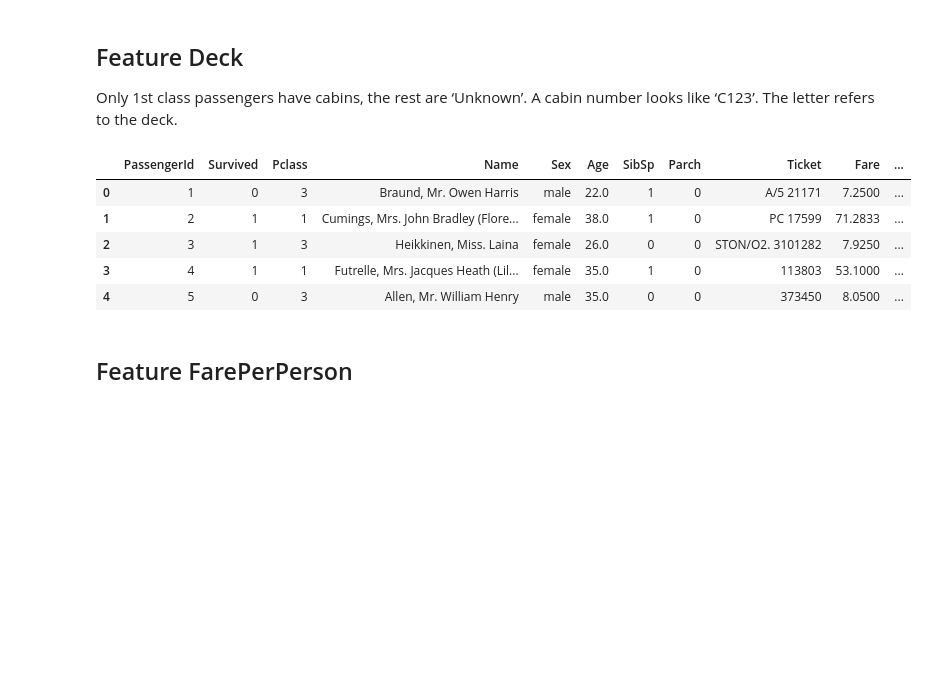
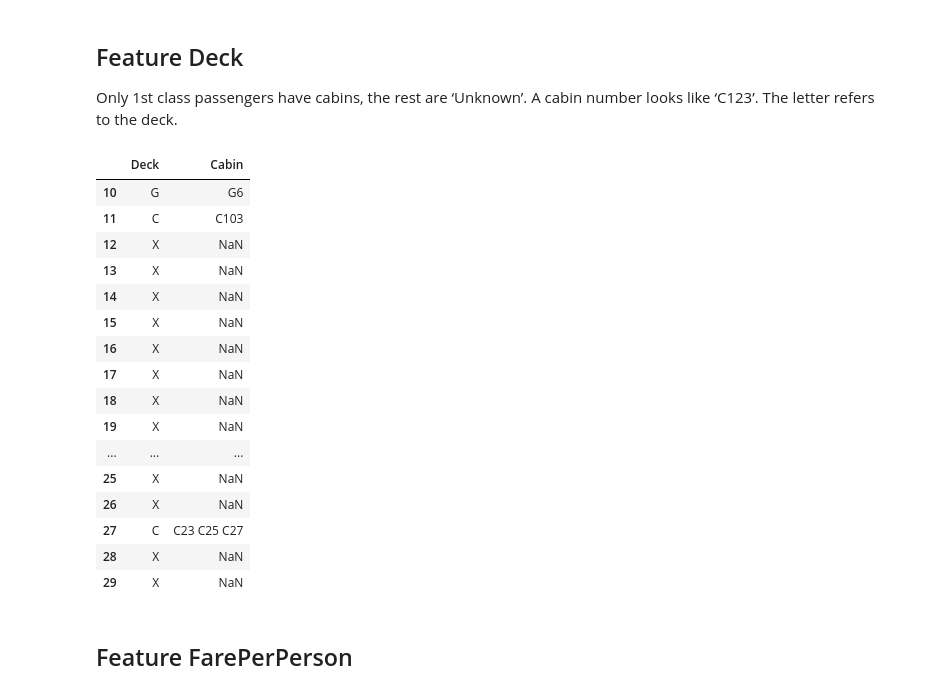
Before and after one commit to carlosv5/Titanic_ml, a Jupyter notebook: 3_5_Exercise_1.ipynb, the cells around one changed output. Cells and saved outputs as stored; diff of their text form; code cells hidden in the pictures; blank space fills up the shorter version.

```diff
--- a/3_5_Exercise_1.ipynb
+++ b/3_5_Exercise_1.ipynb
@@ -263,25 +263,36 @@ Only 1st class passengers have cabins, the rest are ‘Unknown’. A cabin numbe
 # %%
 def substrings_in_string(big_string, substrings):
     if type(big_string) == float:
         if np.isnan(big_string):
             return 'X'
     for substring in substrings:
-        if big_string.find(substring) != 1:
+        if big_string.find(substring) == 0:
             return substring
     print(big_string)
     return 'X'
 
 #Turning cabin number into Deck
 cabin_list = ['A', 'B', 'C', 'D', 'E', 'F', 'T', 'G', 'Unknown']
 df['Deck']=df['Cabin'].map(lambda x: substrings_in_string(x, cabin_list))
-df.head()
+df[['Deck','Cabin']][10:30]
 # %% [output]
-|  | PassengerId | Survived | Pclass | Name | Sex | Age | SibSp | Parch | Ticket | Fare | ... |
-| 0 | 1 | 0 | 3 | Braund, Mr. Owen Harris | male | 22.0 | 1 | 0 | A/5 21171 | 7.2500 | ... |
-| 1 | 2 | 1 | 1 | Cumings, Mrs. John Bradley (Flore... | female | 38.0 | 1 | 0 | PC 17599 | 71.2833 | ... |
-| 2 | 3 | 1 | 3 | Heikkinen, Miss. Laina | female | 26.0 | 0 | 0 | STON/O2. 3101282 | 7.9250 | ... |
-| 3 | 4 | 1 | 1 | Futrelle, Mrs. Jacques Heath (Lil... | female | 35.0 | 1 | 0 | 113803 | 53.1000 | ... |
-| 4 | 5 | 0 | 3 | Allen, Mr. William Henry | male | 35.0 | 0 | 0 | 373450 | 8.0500 | ... |
+|  | Deck | Cabin |
+| 10 | G | G6 |
+| 11 | C | C103 |
+| 12 | X | NaN |
+| 13 | X | NaN |
+| 14 | X | NaN |
+| 15 | X | NaN |
+| 16 | X | NaN |
+| 17 | X | NaN |
+| 18 | X | NaN |
+| 19 | X | NaN |
+| ... | ... | ... |
+| 25 | X | NaN |
+| 26 | X | NaN |
+| 27 | C | C23 C25 C27 |
+| 28 | X | NaN |
+| 29 | X | NaN |
 # %% [markdown]
 ## Feature FarePerPerson
 # %% [markdown]
```
Also changed, not shown: parts of 6 cells of this notebook.
